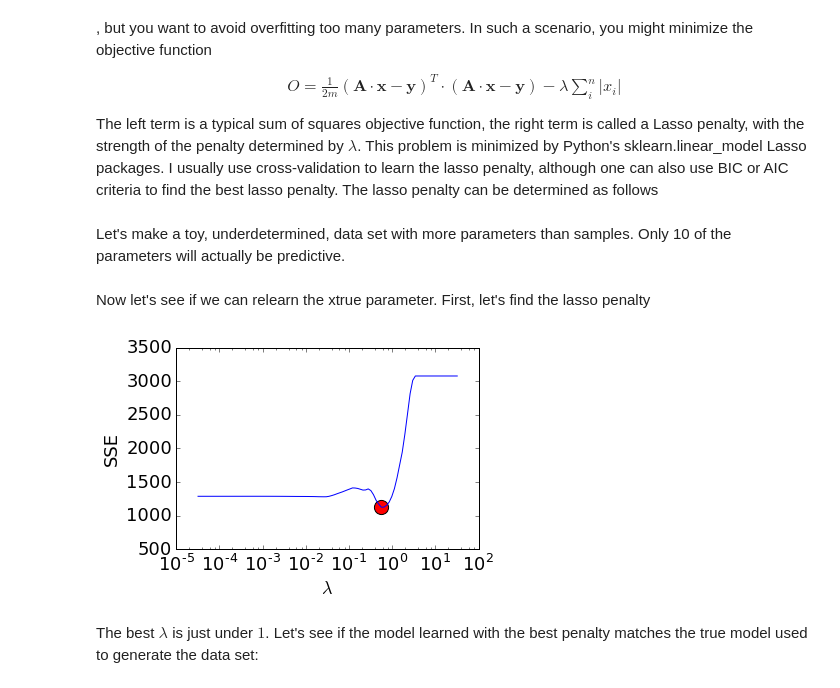
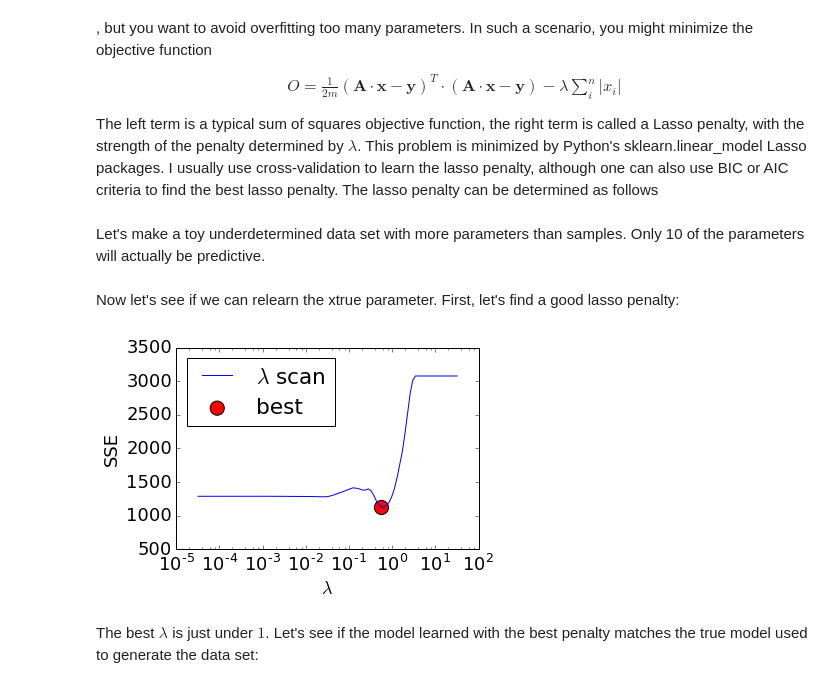
Before and after one commit to rhys-m-adams/bayesian-lasso, a Jupyter notebook: bayes_lasso.ipynb, the cells around one changed output. Saved outputs shown, nothing was run; the diff lists cells and outputs as text; code cells hidden in the pictures.

```diff
--- a/bayes_lasso.ipynb
+++ b/bayes_lasso.ipynb
@@ -41,33 +41,34 @@ def lasso_CV(A,y, num_penalties=100, log_penalty_range=6):
 
     return penalties, SSE
 # %% [markdown]
-Let's make a toy, underdetermined, data set with more parameters than samples. Only 10 of the parameters will actually be predictive.
+Let's make a toy underdetermined data set with more parameters than samples. Only 10 of the parameters will actually be predictive.
 # %%
 np.random.seed(0)
 m=100
 n=500
 A = np.random.randn(m,n)
-xtrue = np.random.randn(n)
-xtrue[10:] = 0
-y = A.dot(xtrue) + np.random.randn(m)*3
+x_true = np.random.randn(n)
+x_true[10:] = 0
+y = A.dot(x_true) + np.random.randn(m)*3
 # %% [markdown]
-Now let's see if we can relearn the xtrue parameter. First, let's find the lasso penalty
+Now let's see if we can relearn the xtrue parameter. First, let's find a good lasso penalty:
 # %%
 penalties, SSE = lasso_CV(A,y)
 ind = np.argsort(SSE)[0]
 best_penalty = penalties[ind]
 lowest_SSE = SSE[ind]
 
 fig = plt.figure()
 ax = fig.add_axes([0.2,0.2,0.7,0.7])
-ax.semilogx(penalties, SSE)
-ax.scatter(best_penalty, lowest_SSE, s=200, c=[1,0,0])
+ax.semilogx(penalties, SSE, label=r'$\lambda$ scan')
+ax.scatter(best_penalty, lowest_SSE, s=200, c=[1,0,0],label='best')
 ax.set_xlabel(r'$\lambda$')
 ax.set_ylabel('SSE')
+plt.legend(loc='upper left',scatterpoints=1)
 plt.show()
 plt.close()
 # %% [output]
-[figure, old version]
+[figure, new version]
 # %% [markdown]
 The best $\lambda$ is just under $1$. Let's see if the model learned with the best penalty matches the true model used to generate the data set:
 # %%
```
Also changed, not shown: parts of 9 cells of this notebook.
